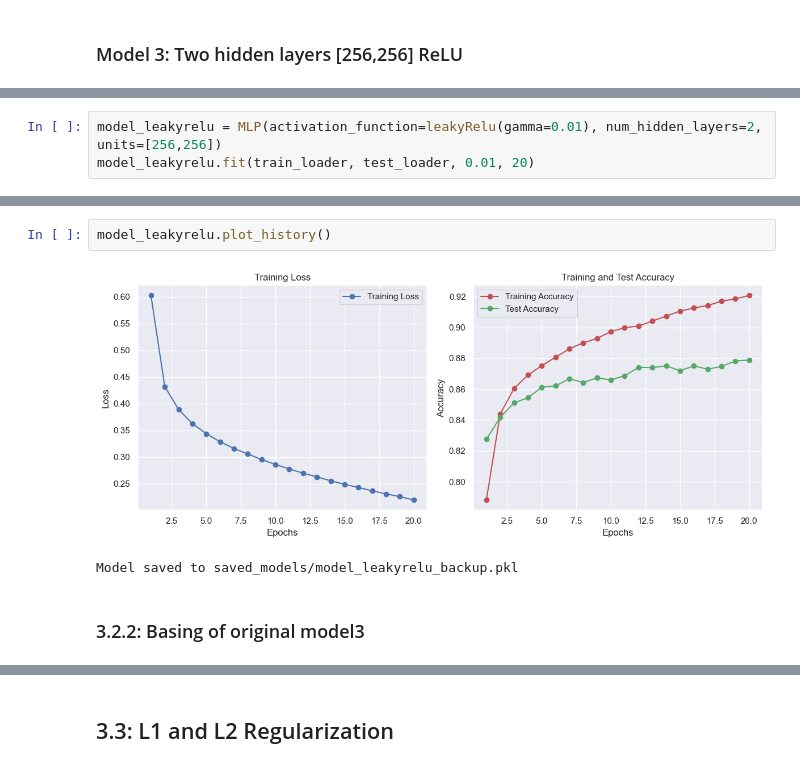
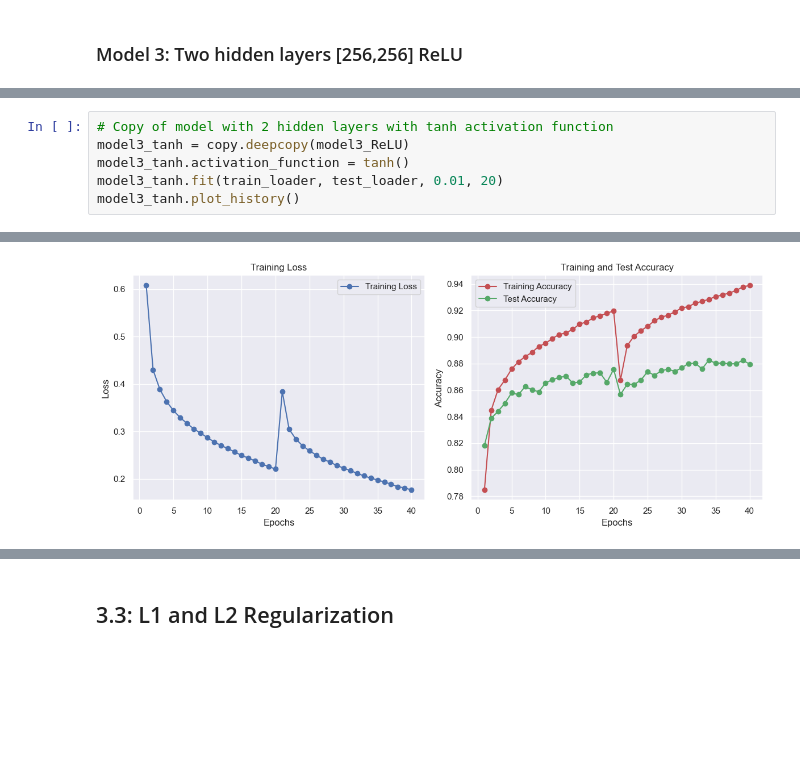
Before and after one commit to NickMilin/COMP551_A3, a Jupyter notebook: COMP551_A3.ipynb, the cells around one changed output, grey strips where cells are left out. Drawn from its saved outputs; the diff is of its cells as text; blank space fills up the shorter version.

```diff
--- a/COMP551_A3.ipynb
+++ b/COMP551_A3.ipynb
@@ -541,3 +566,0 @@ model_tanh.plot_history()
-# %%
-model_leakyrelu = MLP(activation_function=leakyRelu(gamma=0.01), num_hidden_layers=2, units=[256,256])
-model_leakyrelu.fit(train_loader, test_loader, 0.01, 20)
@@ -565,7 +567,7 @@ Epoch 20/20, Loss: 0.2195, Train Accuracy: 0.9207, Test Accuracy: 0.8789
-# %%
-model_leakyrelu.plot_history()
-# %% [output]
-[figure, removed]
-Model saved to saved_models/model_leakyrelu_backup.pkl
-# %% [markdown]
-### 3.2.2: Basing of original model3
+# %%
+# Copy of model with 2 hidden layers with tanh activation function
+model3_tanh = copy.deepcopy(model3_ReLU)
+model3_tanh.activation_function = tanh()
+model3_tanh.fit(train_loader, test_loader, 0.01, 20)
+model3_tanh.plot_history()
+# %% [output]
@@ -571,0 +591 @@ Model saved to saved_models/model_leakyrelu_backup.pkl
+[figure, added]
```
Also changed, not shown: parts of 27 cells of this notebook, 20 other files.
